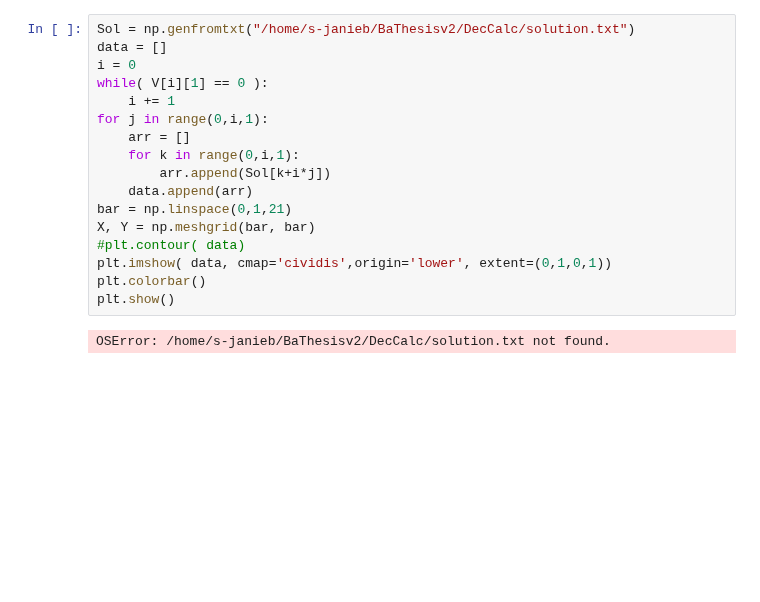
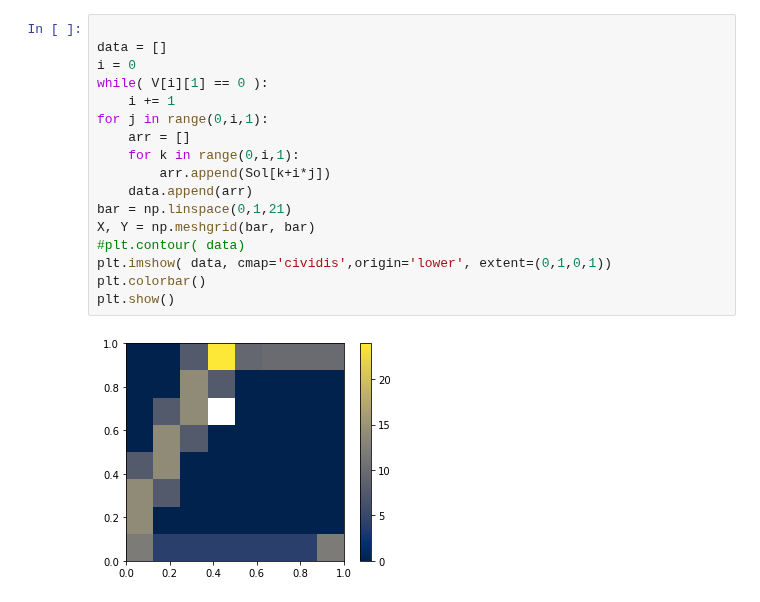
Before and after one commit to JaNiebu/BT_DECinPhysics, a Jupyter notebook: plot.ipynb, the cells around one changed output. Drawn from its saved outputs; the diff is of its cells as text; blank space fills up the shorter version.

```diff
--- a/plot.ipynb
+++ b/plot.ipynb
@@ -26,19 +117,19 @@ plt.show()
 # %%
-Sol = np.genfromtxt("/home/s-janieb/BaThesisv2/DecCalc/solution.txt")
+
 data = []
 i = 0
 while( V[i][1] == 0 ):
     i += 1
 for j in range(0,i,1):
     arr = []
     for k in range(0,i,1):
         arr.append(Sol[k+i*j])
     data.append(arr)
 bar = np.linspace(0,1,21)
 X, Y = np.meshgrid(bar, bar)
 #plt.contour( data)
 plt.imshow( data, cmap='cividis',origin='lower', extent=(0,1,0,1))
 plt.colorbar()
 plt.show()
 # %% [output]
-OSError: /home/s-janieb/BaThesisv2/DecCalc/solution.txt not found.
+[figure, added]
```
Also changed, not shown: parts of 7 cells of this notebook, 4 other files.
